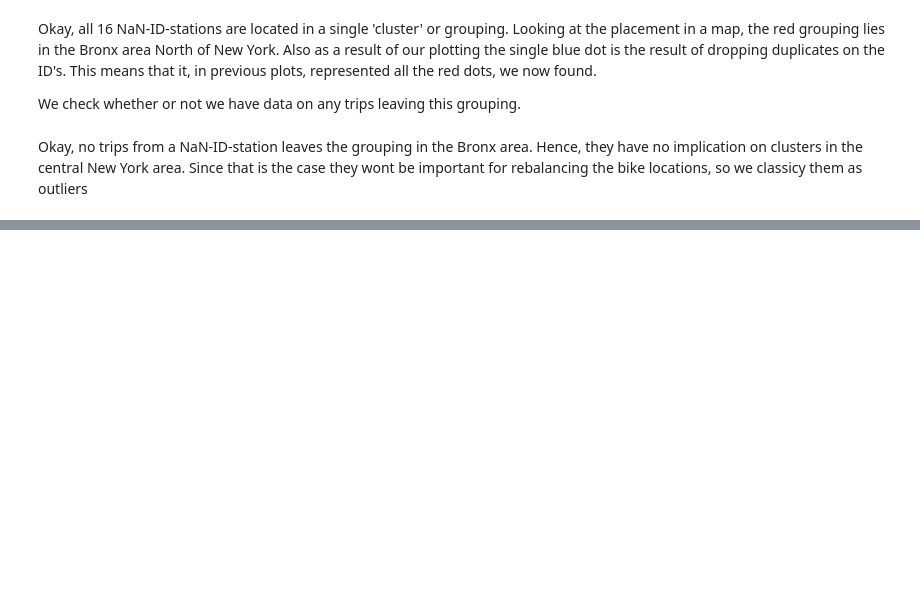
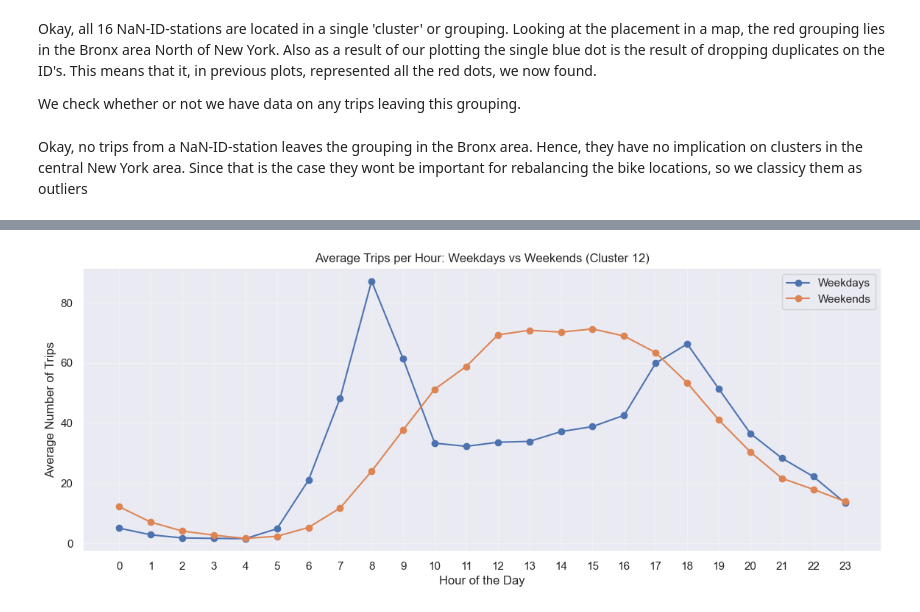
Before and after one commit to katrinemariepedersen/Business_analytics_project, a Jupyter notebook: proper_clustering_and_models.ipynb, the cells around one changed output, grey strips where cells are left out. Saved outputs shown, nothing was run; the diff lists cells and outputs as text; code cells hidden in the pictures; blank space fills up the shorter version.

```diff
--- a/proper_clustering_and_models.ipynb
+++ b/proper_clustering_and_models.ipynb
@@ -256,0 +374,28 @@ plt.show()
+# %%
+import seaborn as sns
+import matplotlib.pyplot as plt
+
+# Extract hour from datetime index if not already present
+trips_per_hour['hour'] = trips_per_hour.index.hour
+trips_per_hour['is_weekend'] = trips_per_hour.index.weekday >= 5
+
+# Average trips per hour for weekdays
+avg_weekday = trips_per_hour[~trips_per_hour['is_weekend']].groupby('hour')['num_trips'].mean()
+
+# Average trips per hour for weekends
+avg_weekend = trips_per_hour[trips_per_hour['is_weekend']].groupby('hour')['num_trips'].mean()
+
+# Plot
+sns.set(rc={'figure.figsize':(14,5)})
+plt.plot(avg_weekday.index, avg_weekday.values, marker='o', linestyle='-', label='Weekdays')
+plt.plot(avg_weekend.index, avg_weekend.values, marker='o', linestyle='-', label='Weekends')
+
+plt.xlabel('Hour of the Day')
+plt.ylabel('Average Number of Trips')
+plt.title('Average Trips per Hour: Weekdays vs Weekends (Cluster 12)')
+plt.xticks(range(0,24))
+plt.grid(alpha=0.3)
+plt.legend()
+plt.show()
+# %% [output]
+[figure, added]
```
Also changed, not shown: parts of 63 cells of this notebook.
